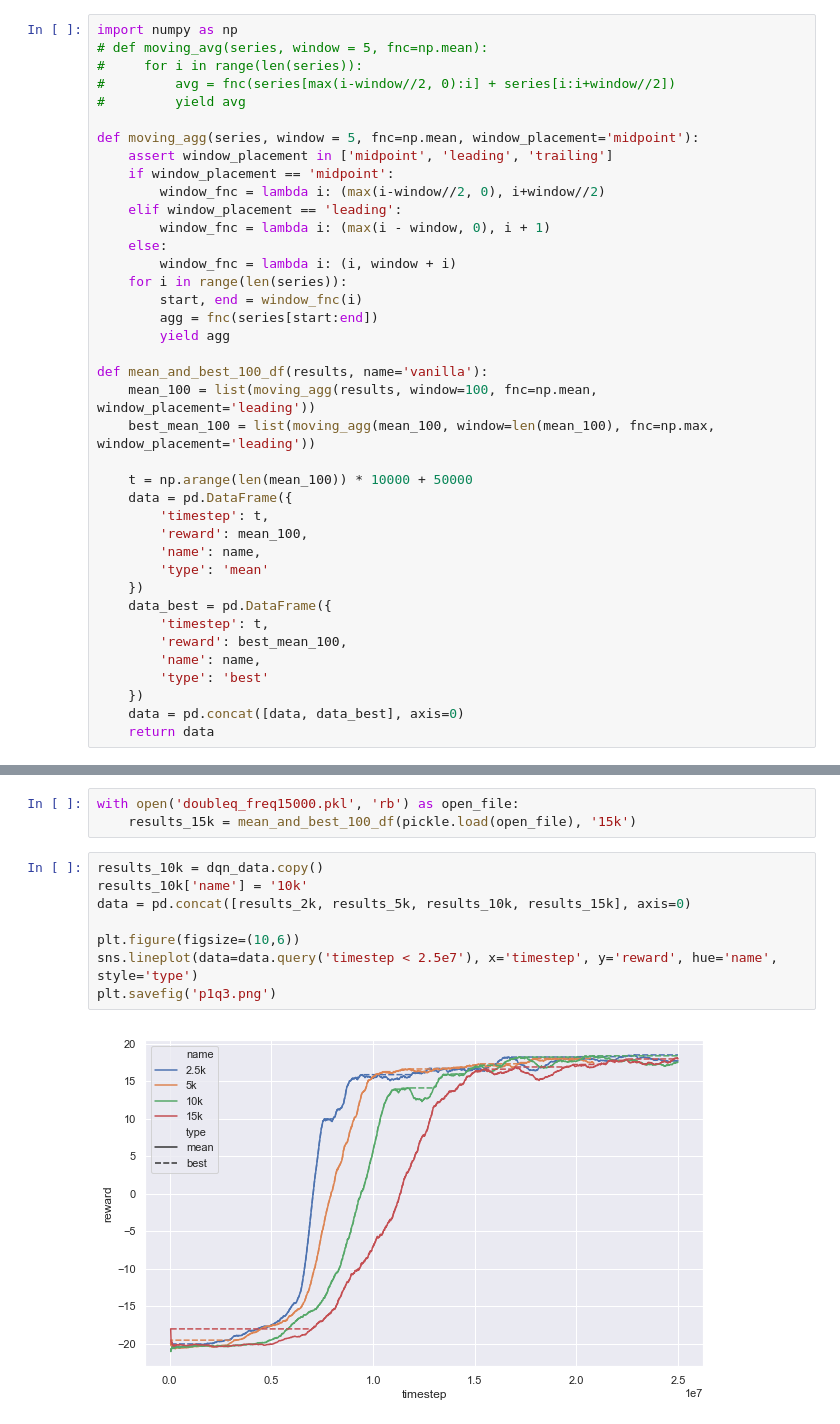
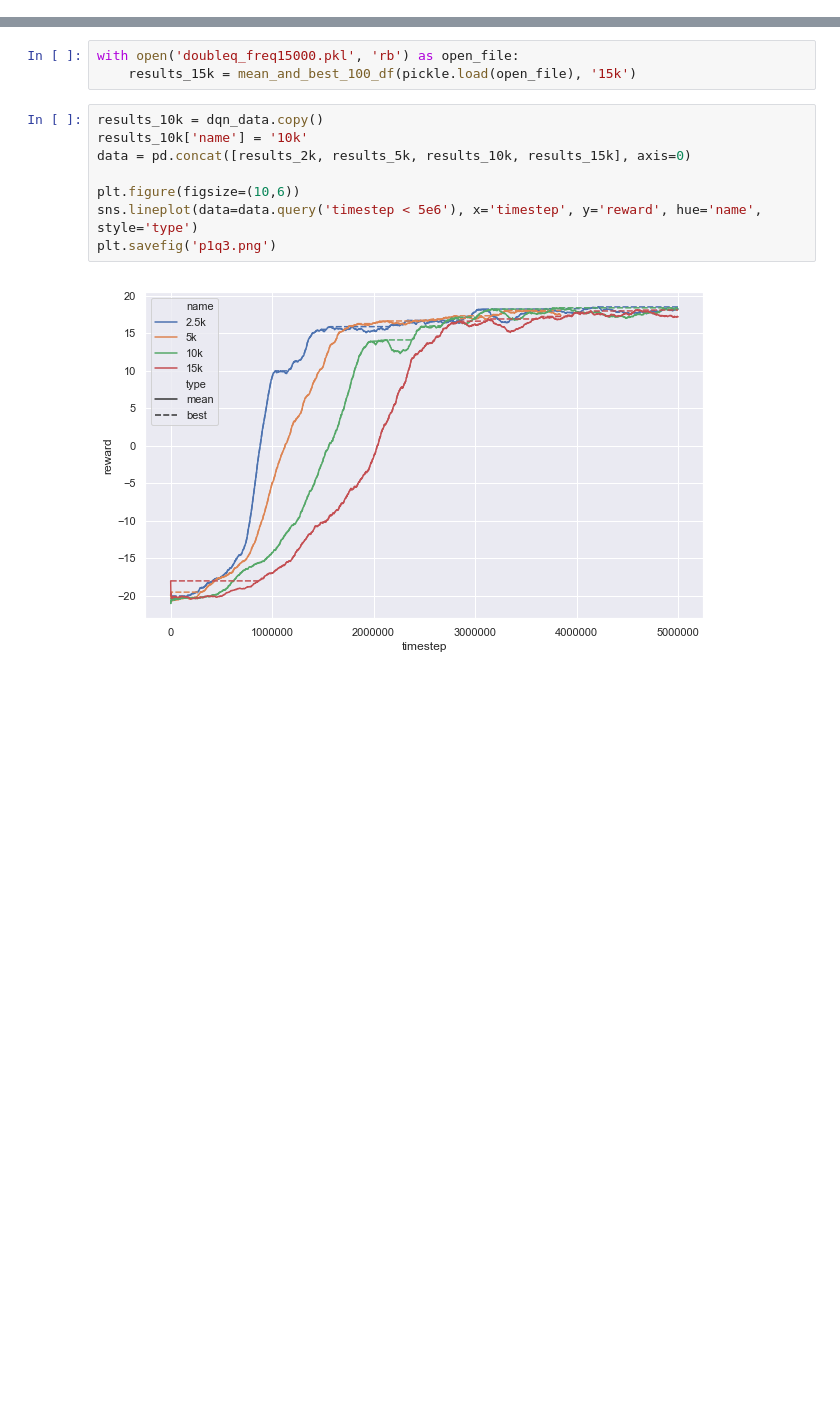
Before and after one commit to Khodeir/homework, a Jupyter notebook: hw3/p1data/Generate Plots.ipynb, the cells around one changed output, grey strips where cells are left out. Saved outputs shown, nothing was run; the diff lists cells and outputs as text; blank space fills up the shorter version.

```diff
--- a/hw3/p1data/Generate Plots.ipynb
+++ b/hw3/p1data/Generate Plots.ipynb
@@ -7,42 +7,3 @@ import pickle
 import matplotlib.pyplot as plt
 # %%
 import pandas as pd
-# %%
-import numpy as np
-# def moving_avg(series, window = 5, fnc=np.mean):
-#     for i in range(len(series)):
-#         avg = fnc(series[max(i-window//2, 0):i] + series[i:i+window//2])
-#         yield avg
-
-def moving_agg(series, window = 5, fnc=np.mean, window_placement='midpoint'):
-    assert window_placement in ['midpoint', 'leading', 'trailing']
-    if window_placement == 'midpoint':
-        window_fnc = lambda i: (max(i-window//2, 0), i+window//2)
-    elif window_placement == 'leading':
-        window_fnc = lambda i: (max(i - window, 0), i + 1)
-    else:
-        window_fnc = lambda i: (i, window + i)
-    for i in range(len(series)):
-        start, end = window_fnc(i)
-        agg = fnc(series[start:end])
-        yield agg
-
-def mean_and_best_100_df(results, name='vanilla'):
-    mean_100 = list(moving_agg(results, window=100, fnc=np.mean, window_placement='leading'))
-    best_mean_100 = list(moving_agg(mean_100, window=len(mean_100), fnc=np.max, window_placement='leading'))
-
-    t = np.arange(len(mean_100)) * 10000 + 50000
-    data = pd.DataFrame({
-        'timestep': t,
-        'reward': mean_100,
-        'name': name,
-        'type': 'mean'
-    })
-    data_best = pd.DataFrame({
-        'timestep': t,
-        'reward': best_mean_100,
-        'name': name,
-        'type': 'best'
-    })
-    data = pd.concat([data, data_best], axis=0)
-    return data
@@ -81,10 +111,10 @@ with open('doubleq_freq15000.pkl', 'rb') as open_file:
 # %%
 results_10k = dqn_data.copy()
 results_10k['name'] = '10k'
 data = pd.concat([results_2k, results_5k, results_10k, results_15k], axis=0)
 
 plt.figure(figsize=(10,6))
-sns.lineplot(data=data.query('timestep < 2.5e7'), x='timestep', y='reward', hue='name', style='type')
+sns.lineplot(data=data.query('timestep < 5e6'), x='timestep', y='reward', hue='name', style='type')
 plt.savefig('p1q3.png')
 # %% [output]
-[figure, old version]
+[figure, new version]
```
Also changed, not shown: parts of 3 cells of this notebook, 9 other files.
